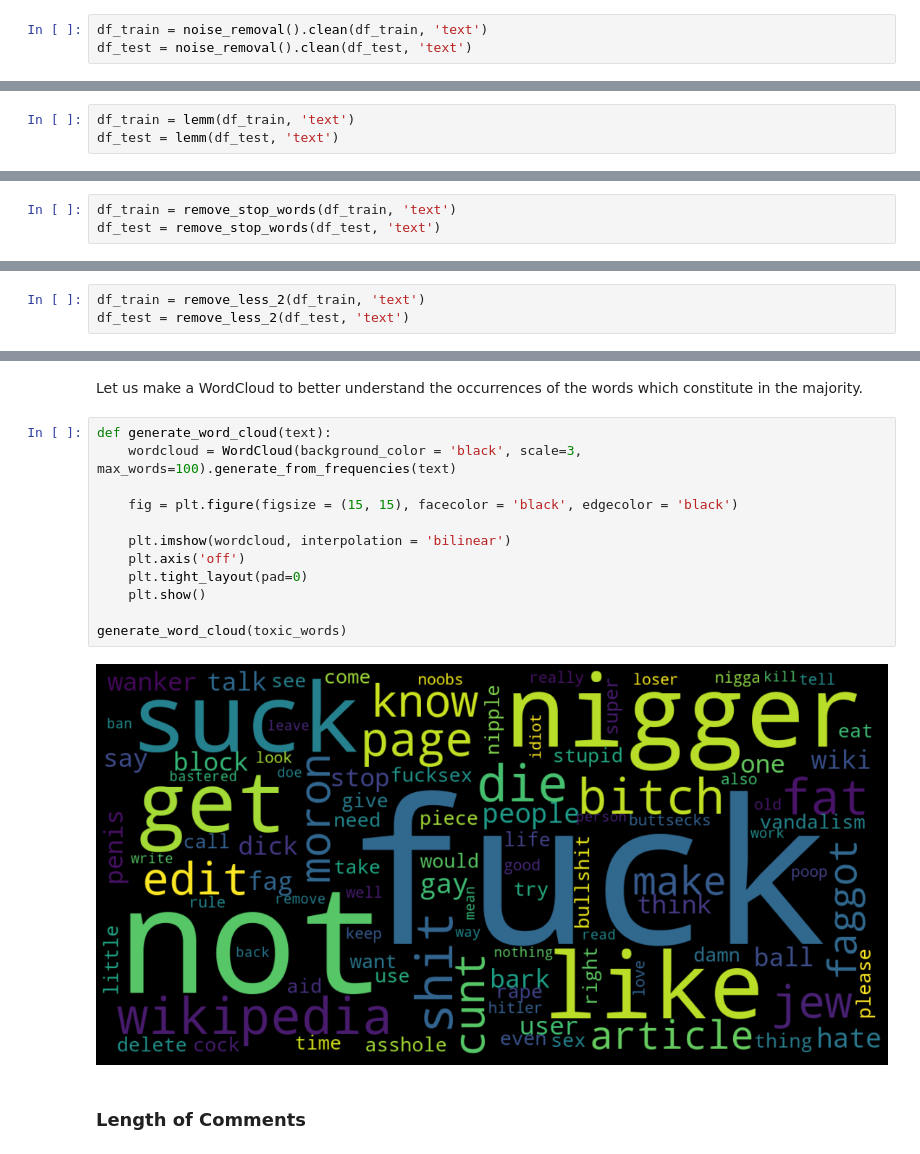
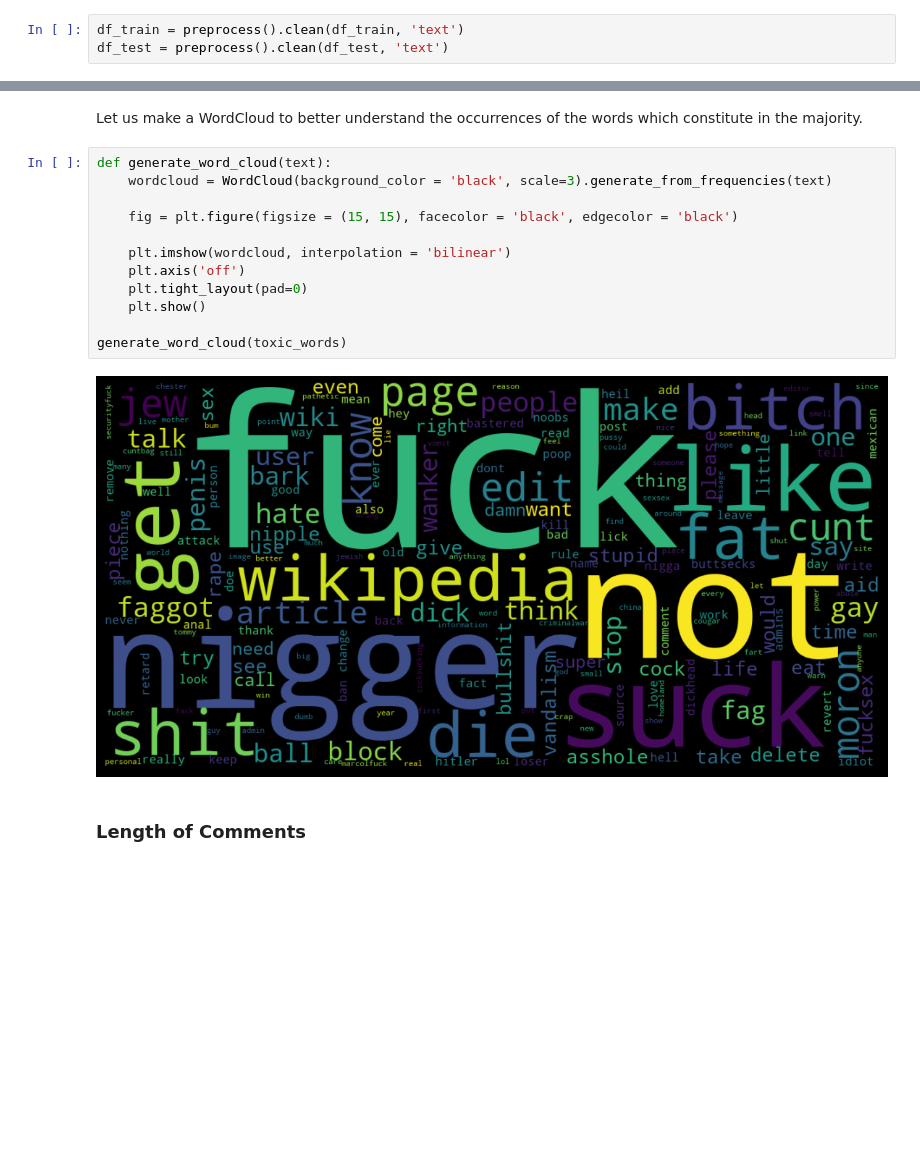
Before and after one commit to mayankchadha16/Why-so-Harsh, a Jupyter notebook: Clones.ipynb, the cells around one changed output, grey strips where cells are left out. Drawn from its saved outputs; the diff is of its cells as text; blank space fills up the shorter version.

```diff
--- a/Clones.ipynb
+++ b/Clones.ipynb
@@ -114,6 +150,6 @@ class noise_removal:
 # %%
-df_train = noise_removal().clean(df_train, 'text')
-df_test = noise_removal().clean(df_test, 'text')
+df_train = preprocess().clean(df_train, 'text')
+df_test = preprocess().clean(df_test, 'text')
 # %%
 df_train['text'].iloc[0]
 # %% [output]
@@ -149,3 +156,0 @@ def lemm(df, column):
-# %%
-df_train = lemm(df_train, 'text')
-df_test = lemm(df_test, 'text')
@@ -168,3 +156,0 @@ def remove_stop_words(df, column):
-# %%
-df_train = remove_stop_words(df_train, 'text')
-df_test = remove_stop_words(df_test, 'text')
@@ -183,5 +157,2 @@ def remove_less_2(df, column):
-# %%
-df_train = remove_less_2(df_train, 'text')
-df_test = remove_less_2(df_test, 'text')
 # %% [markdown]
 # Todo
@@ -289,18 +260,18 @@ plt.show()
 Let us make a WordCloud to better understand the occurrences of the words which constitute in the majority.
 # %%
 def generate_word_cloud(text):
-    wordcloud = WordCloud(background_color = 'black', scale=3, max_words=100).generate_from_frequencies(text)
+    wordcloud = WordCloud(background_color = 'black', scale=3).generate_from_frequencies(text)
 
     fig = plt.figure(figsize = (15, 15), facecolor = 'black', edgecolor = 'black')
 
     plt.imshow(wordcloud, interpolation = 'bilinear')
     plt.axis('off')
     plt.tight_layout(pad=0)
     plt.show()
 
 generate_word_cloud(toxic_words)
 # %% [output]
-[figure, old version]
+[figure, new version]
 # %% [markdown]
 ### Length of Comments
 # %% [markdown]
```
Also changed, not shown: parts of 32 cells of this notebook.
